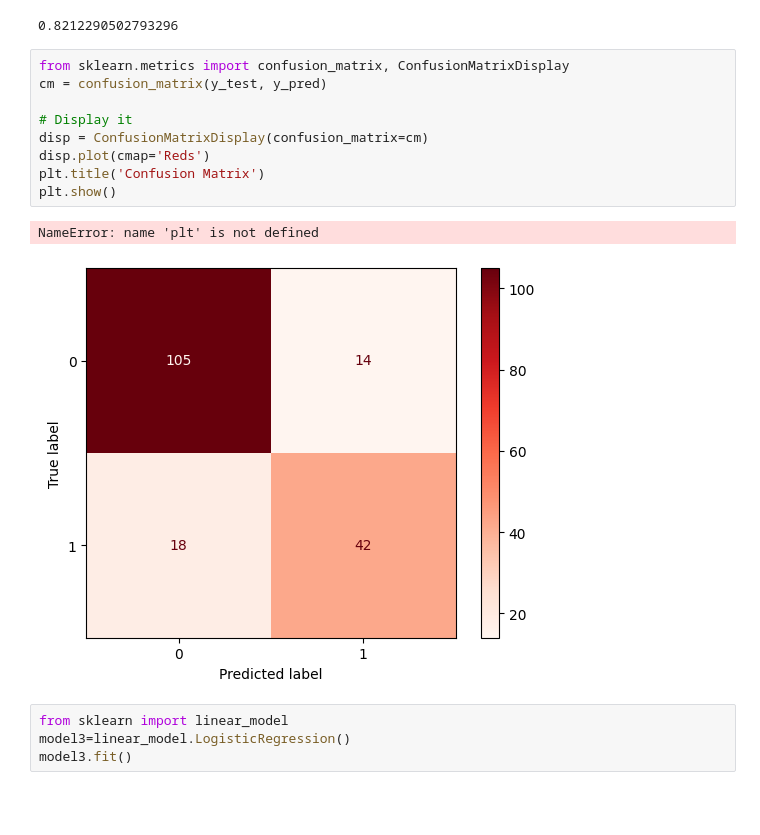
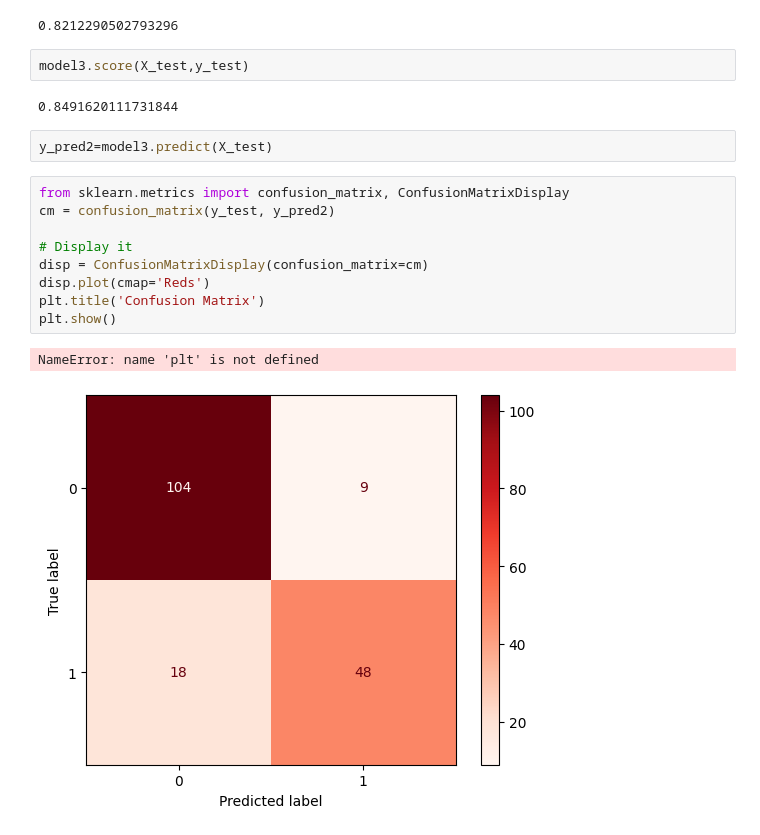
Before and after one commit to Ayomide906/MyProjects, a Jupyter notebook: Project3/decision_tree.ipynb, the cells around one changed output. Cells and saved outputs as stored; diff of their text form; blank space fills up the shorter version.

```diff
--- a/Project3/decision_tree.ipynb
+++ b/Project3/decision_tree.ipynb
@@ -216,19 +225,21 @@ y_pred=model2.predict(X_test)
 model2.score(X_test,y_test)
 # %% [output]
 0.8212290502793296
-# %%
-from sklearn.metrics import confusion_matrix, ConfusionMatrixDisplay
-cm = confusion_matrix(y_test, y_pred)
-
-# Display it
-disp = ConfusionMatrixDisplay(confusion_matrix=cm)
-disp.plot(cmap='Reds')
-plt.title('Confusion Matrix')
-plt.show()
-# %% [output]
-NameError: name 'plt' is not defined
-[figure, removed]
-# %%
-from sklearn import linear_model
-model3=linear_model.LogisticRegression()
-model3.fit()
+# %%
+model3.score(X_test,y_test)
+# %% [output]
+0.8491620111731844
+# %%
+y_pred2=model3.predict(X_test)
+# %%
+from sklearn.metrics import confusion_matrix, ConfusionMatrixDisplay
+cm = confusion_matrix(y_test, y_pred2)
+
+# Display it
+disp = ConfusionMatrixDisplay(confusion_matrix=cm)
+disp.plot(cmap='Reds')
+plt.title('Confusion Matrix')
+plt.show()
+# %% [output]
+NameError: name 'plt' is not defined
+[figure, added]
```
Also changed, not shown: parts of 20 cells of this notebook, 1 other file.
